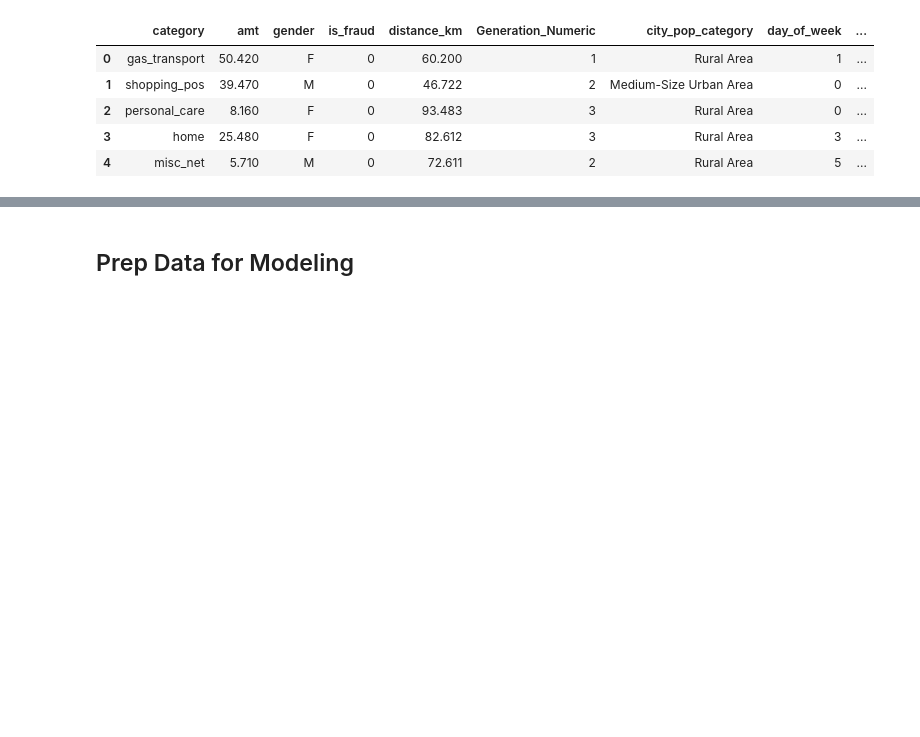
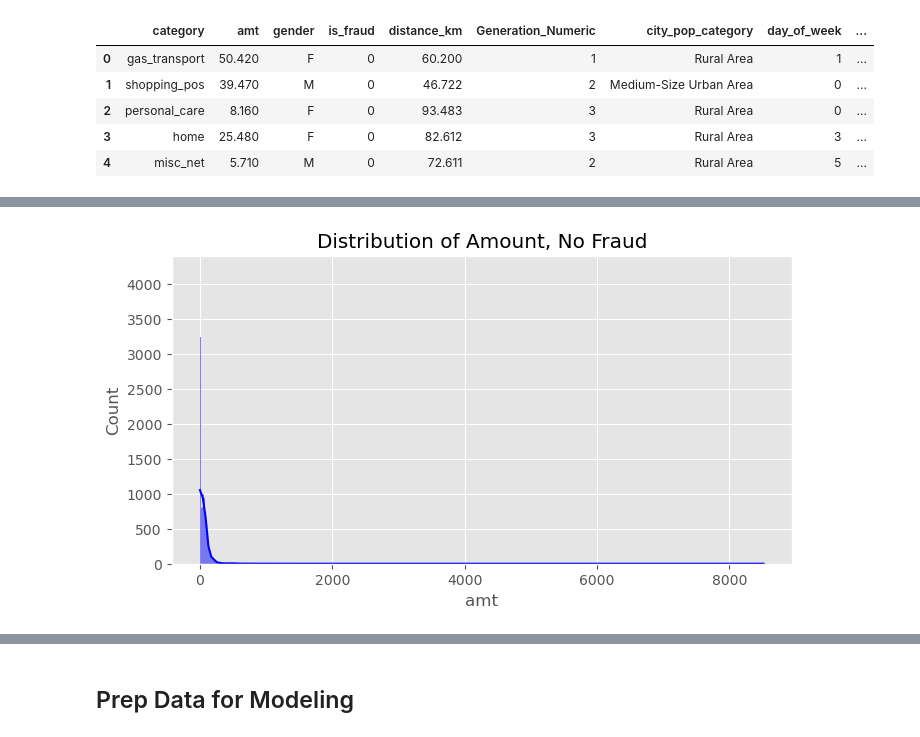
Before and after one commit to ArchanaChetan07/Credit-Card-Transactions-Fraud-Detection-Project, a Jupyter notebook: ADS505_Group4_Final.ipynb, the cells around one changed output, grey strips where cells are left out. Drawn from its saved outputs; the diff is of its cells as text; code cells hidden in the pictures; blank space fills up the shorter version.

```diff
--- a/ADS505_Group4_Final.ipynb
+++ b/ADS505_Group4_Final.ipynb
@@ -627,0 +625,5 @@ df2.head()
+# %%
+#fraud only
+df_fraud = df2[df2['is_fraud'] == 1]
+#not fraud only
+df_safe = df2[df2['is_fraud'] == 0]
@@ -627,0 +652,7 @@ df2.head()
+# %%
+plt.figure(figsize=(8, 4))
+sns.histplot(df_safe['amt'], kde=True, color='blue')
+plt.title(f'Distribution of Amount, No Fraud')
+plt.show()
+# %% [output]
+[figure, added]
```
Also changed, not shown: parts of 51 cells of this notebook.
